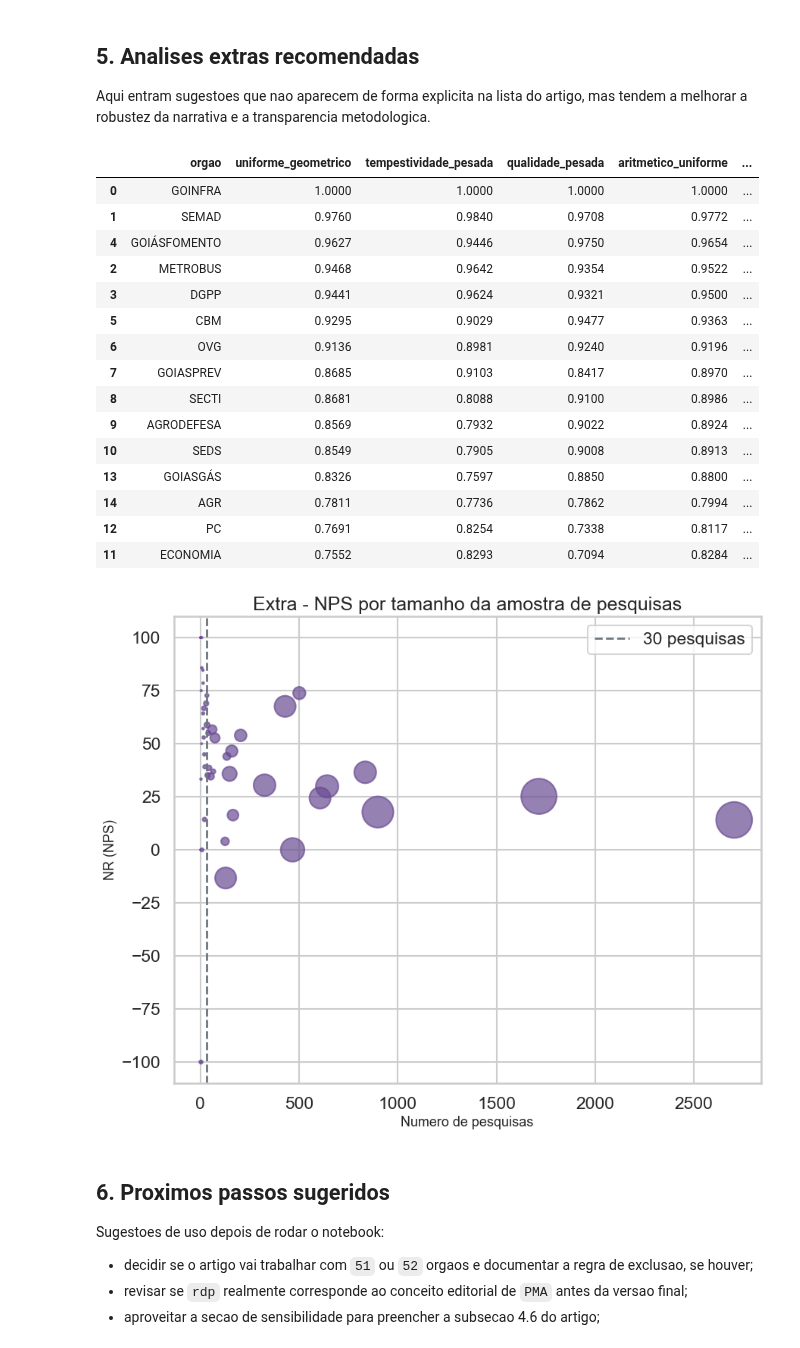
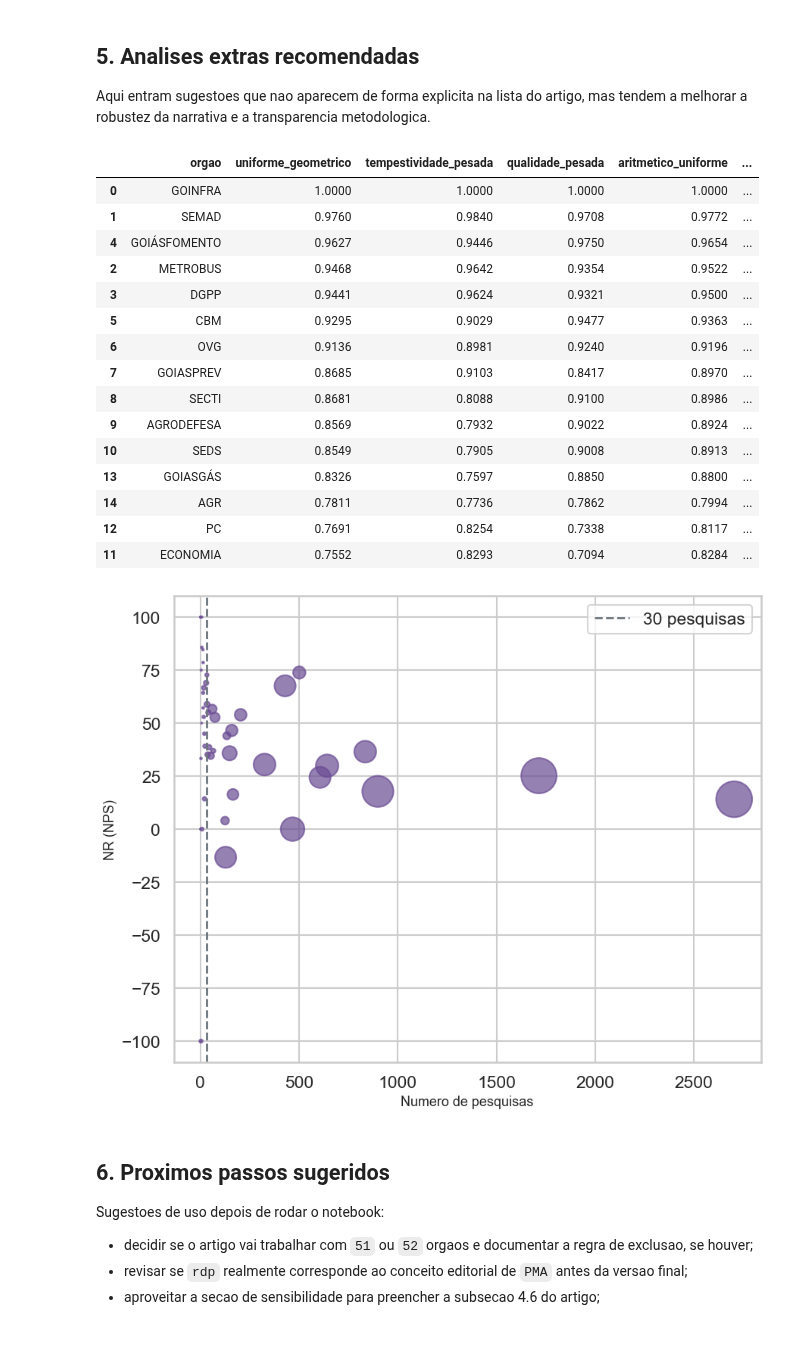
Before and after one commit to andrei-ascl/igro, a Jupyter notebook: 06_notebooks/exploracao/artigo_igro_graficos_tabelas.ipynb, the cells around one changed output. Drawn from its saved outputs; the diff is of its cells as text; code cells hidden in the pictures.

```diff
--- a/06_notebooks/exploracao/artigo_igro_graficos_tabelas.ipynb
+++ b/06_notebooks/exploracao/artigo_igro_graficos_tabelas.ipynb
@@ -517,35 +545,34 @@ if spearmanr is not None:
         coef, p_value = spearmanr(base_rank, sens[col])
         corr_rows.append({"cenario": col, "spearman": coef, "p_valor": p_value})
     display(pd.DataFrame(corr_rows))
 
 # Extra B - confiabilidade da parte perceptiva versus tamanho amostral
 fig, ax = plt.subplots(figsize=(10, 8))
 ax.scatter(df["pesquisas"], df["nr_nps"], s=np.maximum(df["manifestacoes"], 10) / 15, alpha=0.7, color="#6A4C93")
 ax.axvline(30, color="#6C757D", linestyle="--", linewidth=2, label="30 pesquisas")
-ax.set_title("Extra - NPS por tamanho da amostra de pesquisas")
 ax.set_xlabel("Numero de pesquisas")
 ax.set_ylabel("NR (NPS)")
 ax.legend()
 save_fig(fig, "extra_nps_vs_tamanho_amostra.png")
 plt.show()
 # %% [output]
 |  | orgao | uniforme_geometrico | tempestividade_pesada | qualidade_pesada | aritmetico_uniforme | ... |
 | 0 | GOINFRA | 1.0000 | 1.0000 | 1.0000 | 1.0000 | ... |
 | 1 | SEMAD | 0.9760 | 0.9840 | 0.9708 | 0.9772 | ... |
 | 4 | GOIÁSFOMENTO | 0.9627 | 0.9446 | 0.9750 | 0.9654 | ... |
 | 2 | METROBUS | 0.9468 | 0.9642 | 0.9354 | 0.9522 | ... |
 | 3 | DGPP | 0.9441 | 0.9624 | 0.9321 | 0.9500 | ... |
 | 5 | CBM | 0.9295 | 0.9029 | 0.9477 | 0.9363 | ... |
 | 6 | OVG | 0.9136 | 0.8981 | 0.9240 | 0.9196 | ... |
 | 7 | GOIASPREV | 0.8685 | 0.9103 | 0.8417 | 0.8970 | ... |
 | 8 | SECTI | 0.8681 | 0.8088 | 0.9100 | 0.8986 | ... |
 | 9 | AGRODEFESA | 0.8569 | 0.7932 | 0.9022 | 0.8924 | ... |
 | 10 | SEDS | 0.8549 | 0.7905 | 0.9008 | 0.8913 | ... |
 | 13 | GOIASGÁS | 0.8326 | 0.7597 | 0.8850 | 0.8800 | ... |
 | 14 | AGR | 0.7811 | 0.7736 | 0.7862 | 0.7994 | ... |
 | 12 | PC | 0.7691 | 0.8254 | 0.7338 | 0.8117 | ... |
 | 11 | ECONOMIA | 0.7552 | 0.8293 | 0.7094 | 0.8284 | ... |
-[figure, old version]
+[figure, new version]
 # %% [markdown]
 ## 6. Proximos passos sugeridos
 
```
Also changed, not shown: parts of 3 cells of this notebook, 1 other file.
